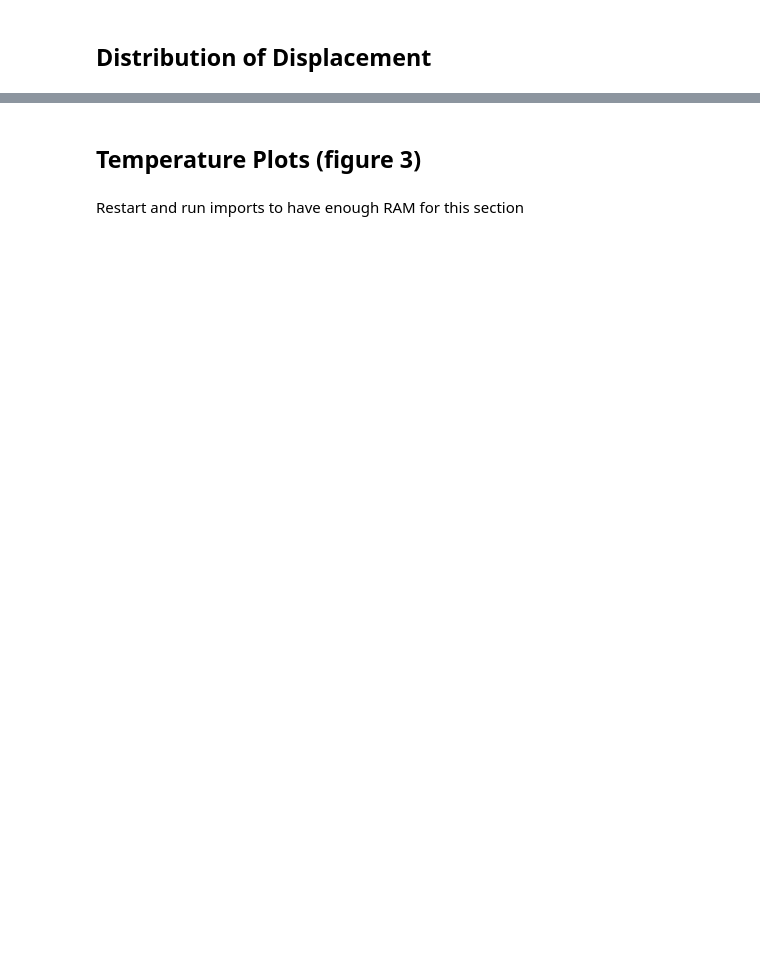
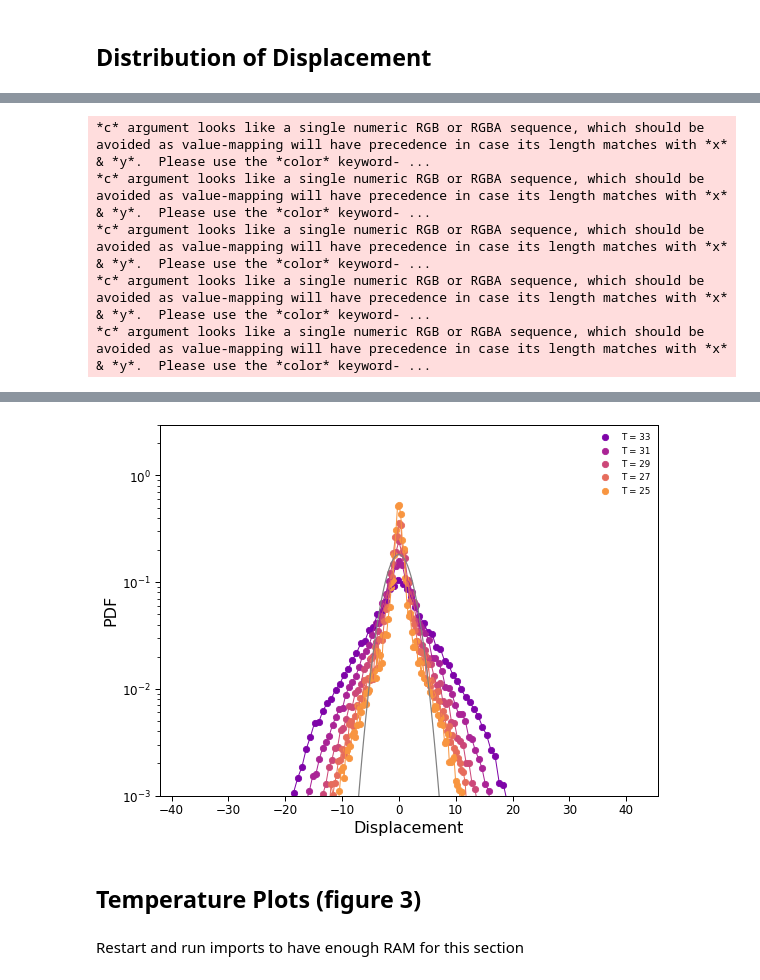
Before and after one commit to asaiacai/moire_walk, a Jupyter notebook: visualize.ipynb, the cells around one changed output, grey strips where cells are left out. Saved outputs shown, nothing was run; the diff lists cells and outputs as text; code cells hidden in the pictures; blank space fills up the shorter version.

```diff
--- a/visualize.ipynb
+++ b/visualize.ipynb
@@ -332,0 +297,60 @@ Wall time: 13.6 s
+# %%
+%%time
+from tqdm import tqdm
+from joblib import Parallel, delayed
+from itertools import product
+import seaborn as sns
+import scipy.stats
+
+
+temperature = [25, 27, 29, 31, 33]
+periodicity = [16]
+barrier = 39.8
+c = plt.cm.plasma(np.linspace(0.25, 0.75, len(temperature)))
+
+def plot(period, temp, ax):
+    random.seed(1)
+    np.random.seed(1)
+    ## gather x and y values
+    x = []
+    y = []
+    for _ in tqdm(range(5)):
+        moire = Triangular_Lattice(period, barrier) # 16nm lattice constant, 1meV energy amplitude
+        walkers = Graphene_Walker(0.246, temp) # 2.46 Angstrom lattice, 10 Kelvin
+        tracks = walkers.get_tracks(moire, nsteps=2, njumps=100000, nparticles=10000,init=1000, endT=1e9)
+        for particle in list(set(tracks['particle'])):
+            x.append(np.array(tracks[tracks['particle'] == particle]['x']))
+            y.append(np.array(tracks[tracks['particle'] == particle]['y']))
+
+    x = np.array(x)
+    y = np.array(y)
+
+    title ='T = {:.0f}'.format(temp)
+    ax = plot_hist_dots(ax, x,y,log=True, color=c[2*i+j], legend =title)
+    if temp==25:
+            dx1 = np.concatenate([np.diff(x),np.diff(y)])
+            yy, xx = np.histogram(dx1, 100, density=True)
+
+            mu, loc = scipy.stats.norm.fit(dx1)
+            best_fit_line = scipy.stats.norm.pdf(xx, mu, loc)
+            ax.plot(xx, best_fit_line,c='gray')
+    fig.tight_layout()
+    ax.set_ylim(1e-3,3)
+    plt.xticks(fontsize= 12)
+    plt.yticks(fontsize= 12)
+
+with sns.plotting_context("paper"):
+    fig, ax = plt.subplots(1, 1, figsize=(8, 6))
+    for i,period in enumerate(periodicity):
+        for j,temp in enumerate(temperature):
+           ## generate tracks at that temperature
+            plot(period, temp, ax)
+
+# fig.savefig('./displacement_dist_lin.pdf', dpi=300, bbox_inches='tight')
+fig
+# %% [output]
+*c* argument looks like a single numeric RGB or RGBA sequence, which should be avoided as value-mapping will have precedence in case its length matches with *x* & *y*.  Please use the *color* keyword- ...
+*c* argument looks like a single numeric RGB or RGBA sequence, which should be avoided as value-mapping will have precedence in case its length matches with *x* & *y*.  Please use the *color* keyword- ...
+*c* argument looks like a single numeric RGB or RGBA sequence, which should be avoided as value-mapping will have precedence in case its length matches with *x* & *y*.  Please use the *color* keyword- ...
+*c* argument looks like a single numeric RGB or RGBA sequence, which should be avoided as value-mapping will have precedence in case its length matches with *x* & *y*.  Please use the *color* keyword- ...
+*c* argument looks like a single numeric RGB or RGBA sequence, which should be avoided as value-mapping will have precedence in case its length matches with *x* & *y*.  Please use the *color* keyword- ...
@@ -333,3 +359,4 @@ Wall time: 13.6 s
+[figure, added]
 # %% [markdown]
 ## Temperature Plots (figure 3)
 # %% [markdown]
```
Also changed, not shown: parts of 17 cells of this notebook, 2 other files.
